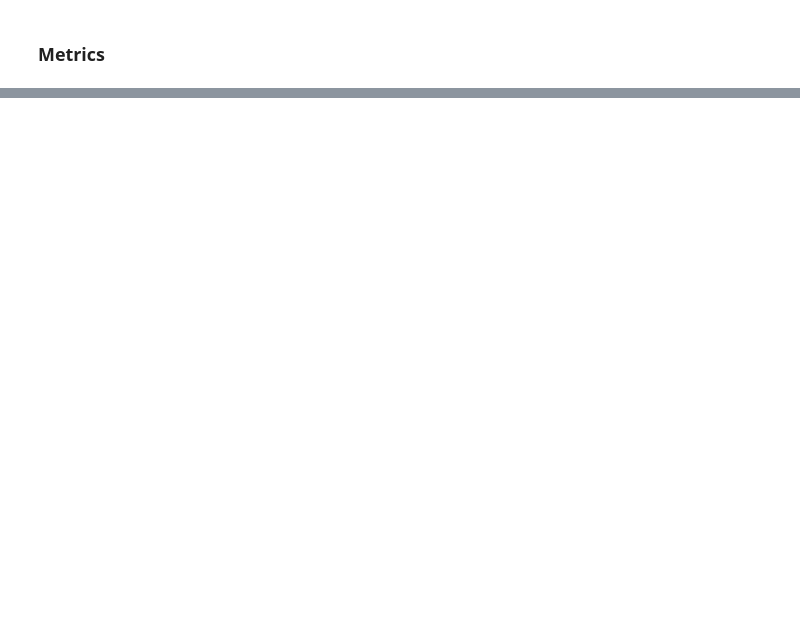
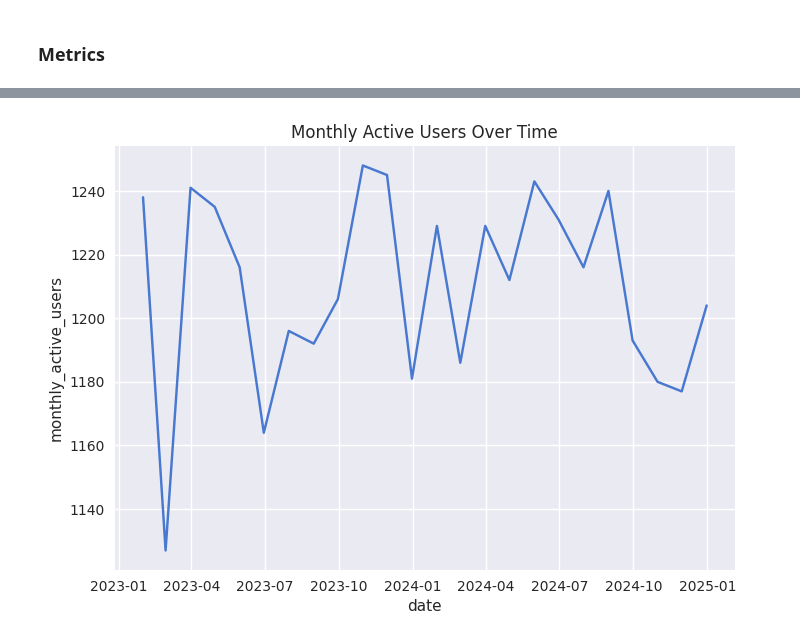
Before and after one commit to jasonho318/finance-analytics-project, a Jupyter notebook: Platform Engagement & Growth Analytics.ipynb, the cells around one changed output, grey strips where cells are left out. Drawn from its saved outputs; the diff is of its cells as text; code cells hidden in the pictures; blank space fills up the shorter version.

```diff
--- a/Platform Engagement & Growth Analytics.ipynb
+++ b/Platform Engagement & Growth Analytics.ipynb
@@ -558,0 +776,16 @@ plt.show()
+# %%
+# Merge Data
+df = sessions.merge(
+    users,
+    on='user_id',
+    how='left',
+    suffixes=('_session', '_user')
+).merge(
+    content,
+    on='content_id',
+    how='left',
+    suffixes=('', '_content')
+)
+df = df.rename(columns={'duration_min': 'watch_duration_min', 'runtime_min' : 'content_runtime_min', 'price_ucsd' : 'plan_price_usd', 'device': 'session_device', 'content_type': 'session_content_type'})
+
+df.head()
@@ -558,0 +803,67 @@ plt.show()
+# %%
+print(df.columns)
+
+# MAU
+
+monthly_active_users = (
+    df.groupby(pd.Grouper(key='date', freq='M'))['user_id']
+    .nunique()
+    .reset_index(name='monthly_active_users')
+)
+sns.lineplot(data=monthly_active_users, x='date', y='monthly_active_users')
+plt.title('Monthly Active Users Over Time')
+plt.show()
+
+# Sessions Per User
+
+MoM_sessions_per_user = (
+    df.groupby(pd.Grouper(key='date', freq='M'))['user_id']
+    .value_counts()
+    .reset_index(name='sessions_count')
+)
+
+MoM_avg_sessions_per_user = (
+    MoM_sessions_per_user.groupby('date')['sessions_count']
+    .mean()
+    .reset_index(name='avg_sessions_per_user')
+)
+
+sns.lineplot(data=MoM_avg_sessions_per_user, x='date', y='avg_sessions_per_user')
+plt.title('MoM Average Daily Sessions per User')
+plt.show()
+
+# MoM Average Watch time per Session
+
+MoM_avg_watch_time_per_session = (
+    df.groupby(pd.Grouper(key='date', freq='M'))['watch_duration_min']
+    .mean()
+    .reset_index(name='avg_watch_time_per_session_min')
+)
+
+sns.lineplot(data=MoM_avg_watch_time_per_session, x='date', y='avg_watch_time_per_session_min')
+plt.title('Average Watch Time per Session Over Time')
+plt.show()
+
+# MoM Average Watch time per User per day
+MoM_avg_watch_time_per_user_per_day = (
+    df.groupby([pd.Grouper(key='date', freq='M'), 'user_id'])['watch_duration_min']
+    .sum()
+    .reset_index()
+    .groupby('date')['watch_duration_min']
+    .mean()
+    .reset_index(name='avg_watch_time_per_user_per_day_min')
+)
+sns.lineplot(data=MoM_avg_watch_time_per_user_per_day, x='date', y='avg_watch_time_per_user_per_day_min')
+plt.title('MoM Average Watch Time per User per Day Over Time')
+plt.show()
+
+# MoM Average Watch Completion % per Session
+MoM_avg_watch_completion_per_session = (
+    df.groupby(pd.Grouper(key='date', freq='M'))['watch_completion_pct']
+    .mean()
+    .reset_index(name='avg_watch_completion_pct_per_session')
+)
+sns.lineplot(data=MoM_avg_watch_completion_per_session, x='date', y='avg_watch_completion_pct_per_session')
+plt.title('MoM Average Watch Completion % per Session Over Time')
+plt.show()
+# %% [output]
@@ -558,0 +876 @@ plt.show()
+[figure, added]
```
Also changed, not shown: parts of 31 cells of this notebook.
